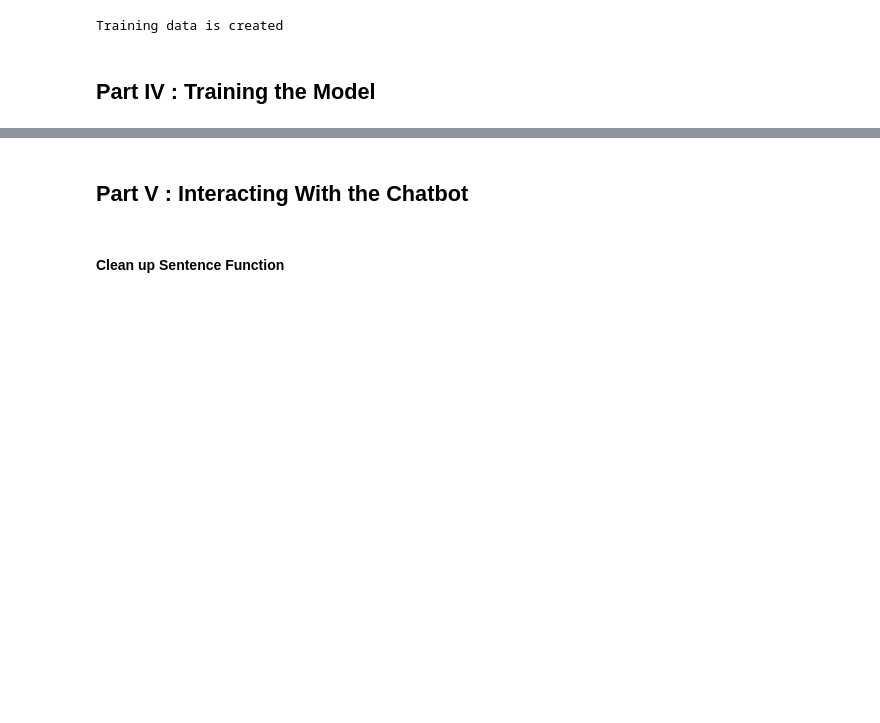
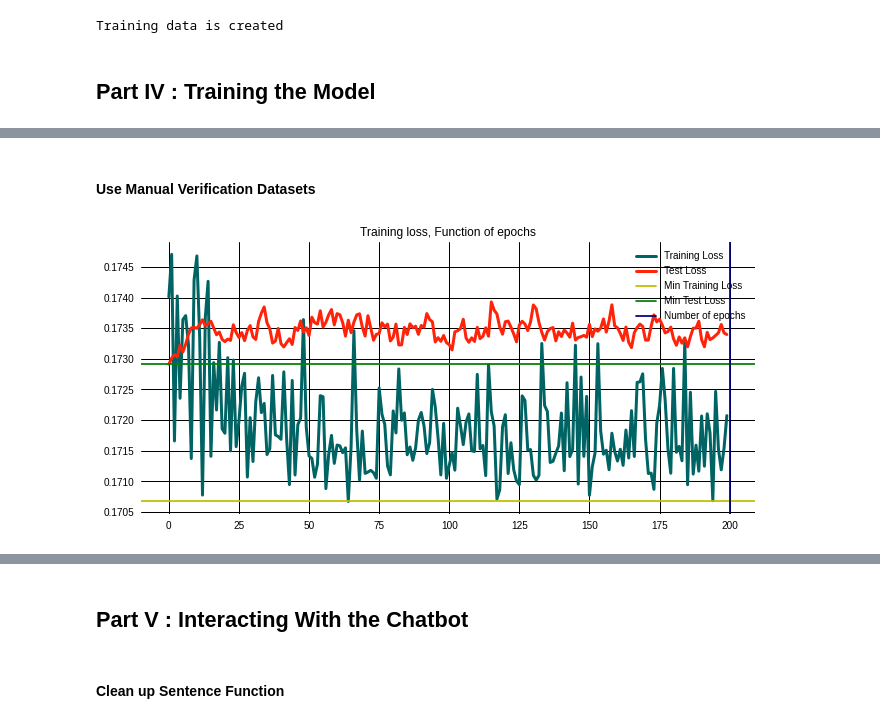
Before and after one commit to alainthierry/NLP-talk-to-me, a Jupyter notebook: NLP-chatbot.ipynb, the cells around one changed output, grey strips where cells are left out. Drawn from its saved outputs; the diff is of its cells as text; code cells hidden in the pictures; blank space fills up the shorter version.

```diff
--- a/NLP-chatbot.ipynb
+++ b/NLP-chatbot.ipynb
@@ -151,0 +229,9 @@ model is created
+# %%
+from sklearn.model_selection import train_test_split
+
+seed = 7
+np.random.seed(seed)
+X_train, X_test, y_train, y_test = train_test_split(train_x, train_y, test_size=0.33, random_state=seed)
+# create model
+# %%
+hist = model.fit(X_train, y_train, validation_data=(X_test, y_test), epochs=200, batch_size=70)
@@ -151,0 +256,18 @@ model is created
+# %% [markdown]
+#### Use Manual Verification Datasets
+# %%
+plt.figure(figsize=(11, 5))
+plt.style.use('grayscale')
+
+plt.plot(hist.history['loss'], '-', c='#006464', label='Training Loss', linewidth=3)
+plt.plot(hist.history['val_loss'], '-', c='#FF2309', label='Test Loss', linewidth=3)
+plt.axhline(np.min(hist.history['loss']), color='y', label='Min Training Loss')
+plt.axhline(np.min(hist.history['val_loss']), color='g', label='Min Test Loss')
+plt.axvline(200, color='#000080', label='Number of epochs')
+
+plt.title('Training loss, Function of epochs')
+plt.legend()
+plt.savefig('imageloss.png')
+plt.show()
+# %% [output]
+[figure, added]
```
Also changed, not shown: parts of 41 cells of this notebook, 9 other files.
